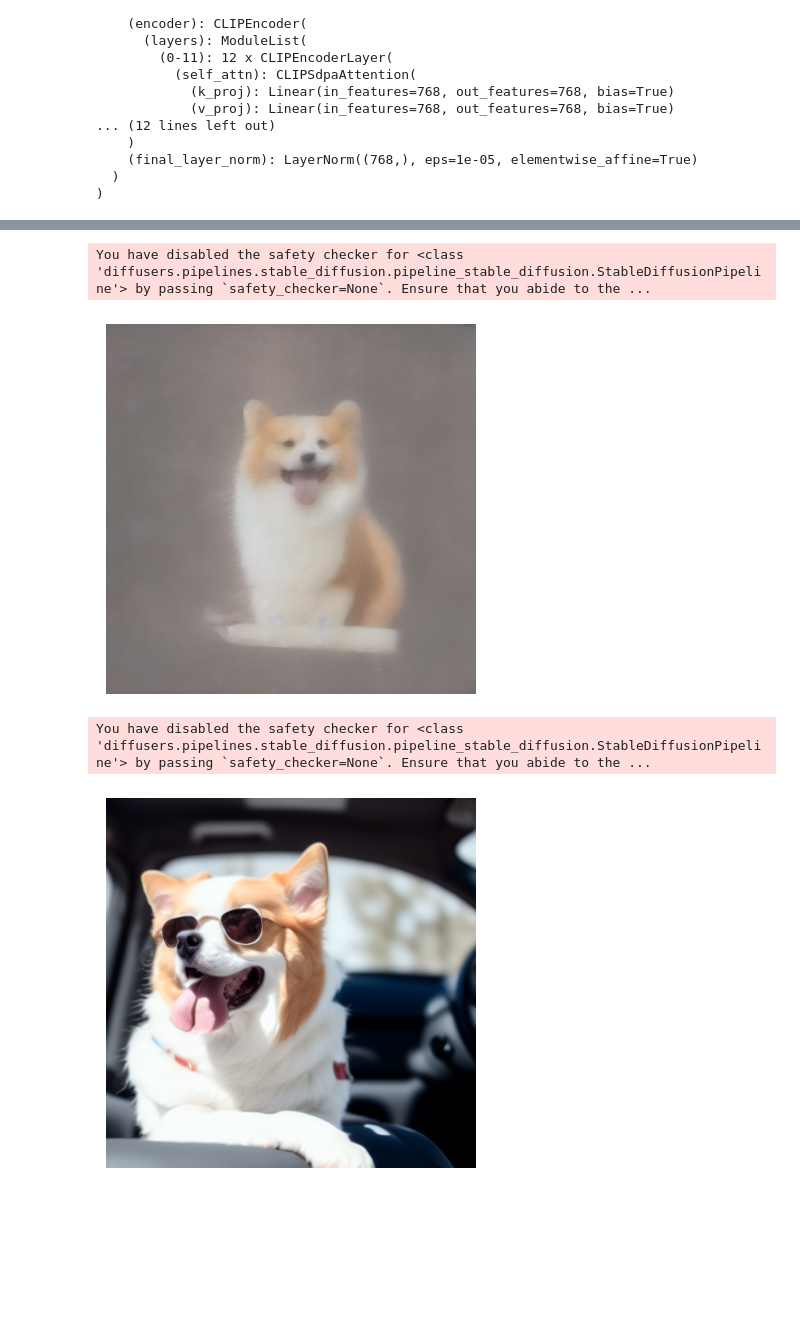
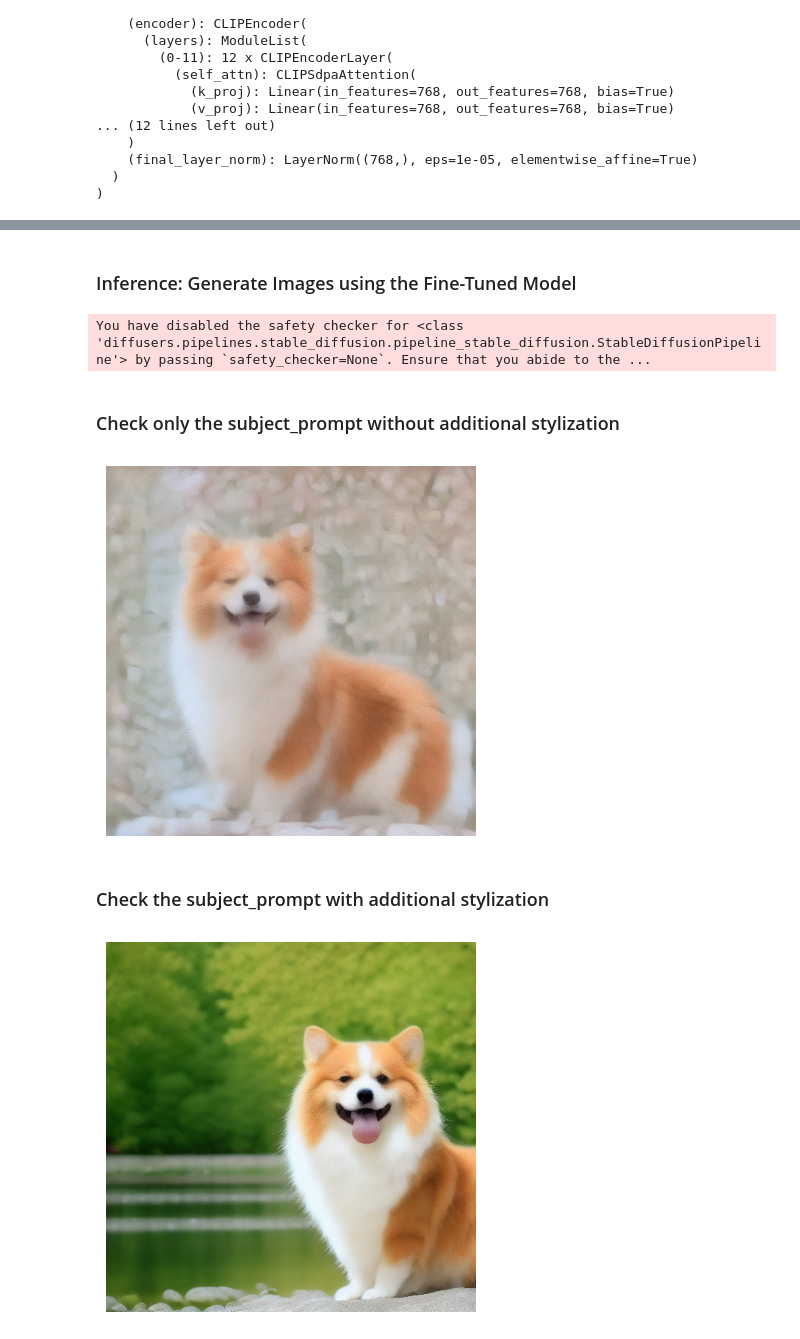
Before and after one commit to IVproger/GAI_course_project, a Jupyter notebook: notebooks/POC_DreamBooth.ipynb, the cells around one changed output, grey strips where cells are left out. Saved outputs shown, nothing was run; the diff lists cells and outputs as text; code cells hidden in the pictures; blank space fills up the shorter version.

```diff
--- a/notebooks/POC_DreamBooth.ipynb
+++ b/notebooks/POC_DreamBooth.ipynb
@@ -415,62 +363,46 @@ Epoch 901/1000, Loss: 0.0473
+# %% [markdown]
+### Inference: Generate Images using the Fine-Tuned Model
+# %%
+from diffusers import StableDiffusionPipeline
+
+pipeline = StableDiffusionPipeline(
+    vae=vae,
+    text_encoder=text_encoder,
+    tokenizer=tokenizer,
+    unet=unet,
+    scheduler=noise_scheduler,
+    safety_checker=None,
+    feature_extractor=None,
+)
+pipeline = pipeline.to(device)
+# %% [output]
+You have disabled the safety checker for <class 'diffusers.pipelines.stable_diffusion.pipeline_stable_diffusion.StableDiffusionPipeline'> by passing `safety_checker=None`. Ensure that you abide to the ...
+# %% [markdown]
+### Check only the subject_prompt without additional stylization
 # %%
-# -------------------------------
-# 8. Inference: Generate Images using the Fine-Tuned Model
-# -------------------------------
-from diffusers import StableDiffusionPipeline
-
-pipeline = StableDiffusionPipeline(
-    vae=vae,
-    text_encoder=text_encoder,
-    tokenizer=tokenizer,
-    unet=unet,
-    scheduler=noise_scheduler,
-    safety_checker=None,
-    feature_extractor=None,
-)
-pipeline = pipeline.to(device)
-
-# Use a prompt with the unique subject identifier to generate subject images.
-prompt = subject_prompt + " in a car"
+prompt = subject_prompt
 with torch.autocast(device.type):
-    images = pipeline(prompt, num_inference_steps=100, guidance_scale=7.5).images
+    images = pipeline(prompt, num_inference_steps=500, guidance_scale=7.5).images
 
 for idx, img in enumerate(images):
     plt.imshow(img)
     plt.axis("off")
     plt.show()
-    img.save(f"generated_image_{idx}.png")
+    img.save(f"target_generated_image_{idx}.png")
 # %% [output]
-You have disabled the safety checker for <class 'diffusers.pipelines.stable_diffusion.pipeline_stable_diffusion.StableDiffusionPipeline'> by passing `safety_checker=None`. Ensure that you abide to the ...
-[figure, old version]
+[figure, new version]
+# %% [markdown]
+### Check the subject_prompt with additional stylization
+# %%
+prompt = subject_prompt + " in beautifyl landscape with river, forest and mountines"
 # %%
-# -------------------------------
-# 8. Inference: Generate Images using the Fine-Tuned Model
-# -------------------------------
-from diffusers import StableDiffusionPipeline
-
-pipeline = StableDiffusionPipeline(
-    vae=vae,
-    text_encoder=text_encoder,
-    tokenizer=tokenizer,
-    unet=unet,
-    scheduler=noise_scheduler,
-    safety_checker=None,
-    feature_extractor=None,
-)
-
-pipeline = pipeline.to(device)
-
-# Use a prompt with the unique subject identifier to generate subject images.
-prompt = subject_prompt
-prompt = "a hul () dog" + 'in the car'
 with torch.autocast(device.type):
     images = pipeline(prompt, num_inference_steps=100, guidance_scale=7.5).images
 
 for idx, img in enumerate(images):
     plt.imshow(img)
     plt.axis("off")
     plt.show()
     img.save(f"styled_generated_image_{idx}.png")
 # %% [output]
-You have disabled the safety checker for <class 'diffusers.pipelines.stable_diffusion.pipeline_stable_diffusion.StableDiffusionPipeline'> by passing `safety_checker=None`. Ensure that you abide to the ...
-[figure, old version]
+[figure, new version]
```
Also changed, not shown: parts of 34 cells of this notebook, 4 other files.
